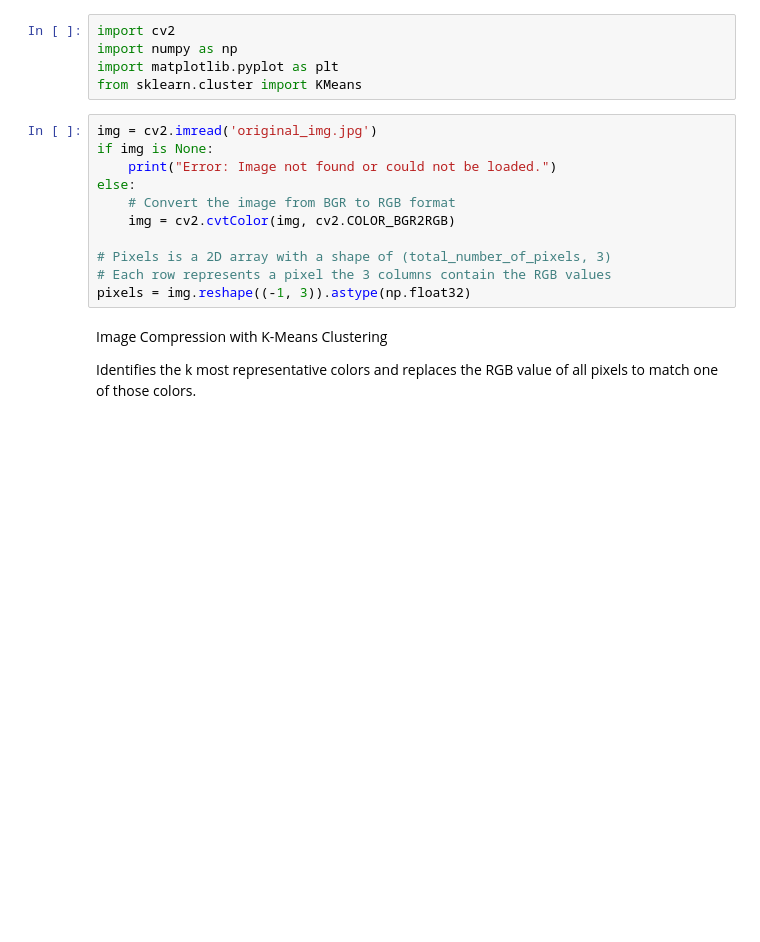
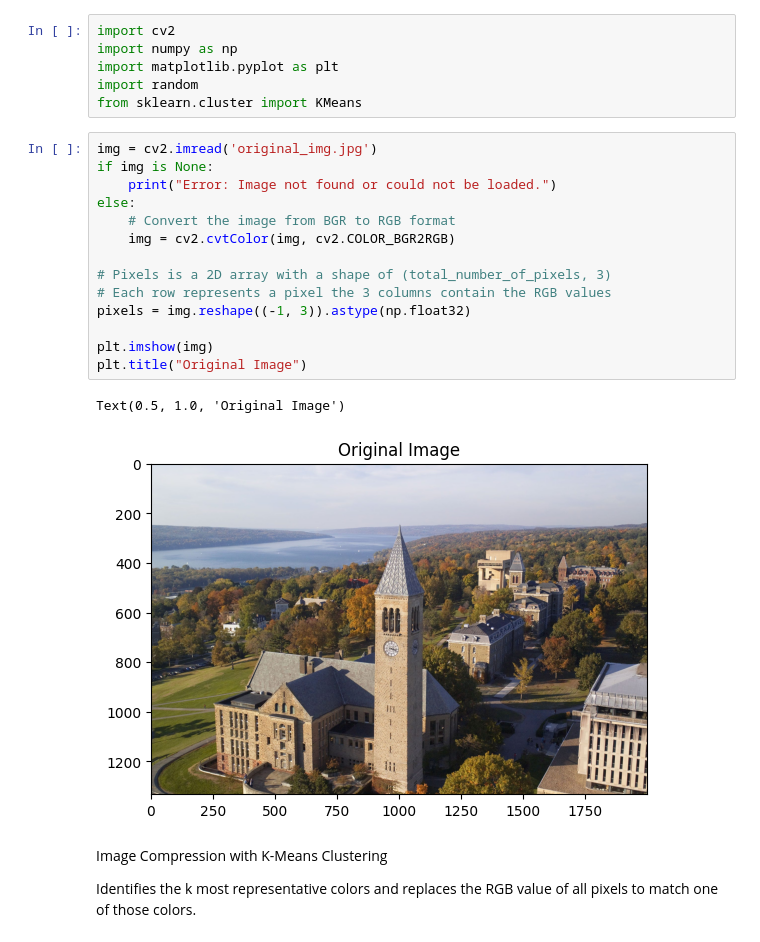
Before and after one commit to Angelina010/image-compression, a Jupyter notebook: image_processing.ipynb, the cells around one changed output. Drawn from its saved outputs; the diff is of its cells as text; blank space fills up the shorter version.

```diff
--- a/image_processing.ipynb
+++ b/image_processing.ipynb
@@ -2,18 +2,25 @@
 import cv2
 import numpy as np
 import matplotlib.pyplot as plt
+import random
 from sklearn.cluster import KMeans
 # %%
 img = cv2.imread('original_img.jpg')
 if img is None:
     print("Error: Image not found or could not be loaded.")
 else:
     # Convert the image from BGR to RGB format
     img = cv2.cvtColor(img, cv2.COLOR_BGR2RGB)
 
 # Pixels is a 2D array with a shape of (total_number_of_pixels, 3)
 # Each row represents a pixel the 3 columns contain the RGB values
 pixels = img.reshape((-1, 3)).astype(np.float32)
+
+plt.imshow(img)
+plt.title("Original Image")
+# %% [output]
+Text(0.5, 1.0, 'Original Image')
+[figure, added]
 # %% [markdown]
 Image Compression with K-Means Clustering
 
```
Also changed, not shown: parts of 10 cells of this notebook, 1 other file.
